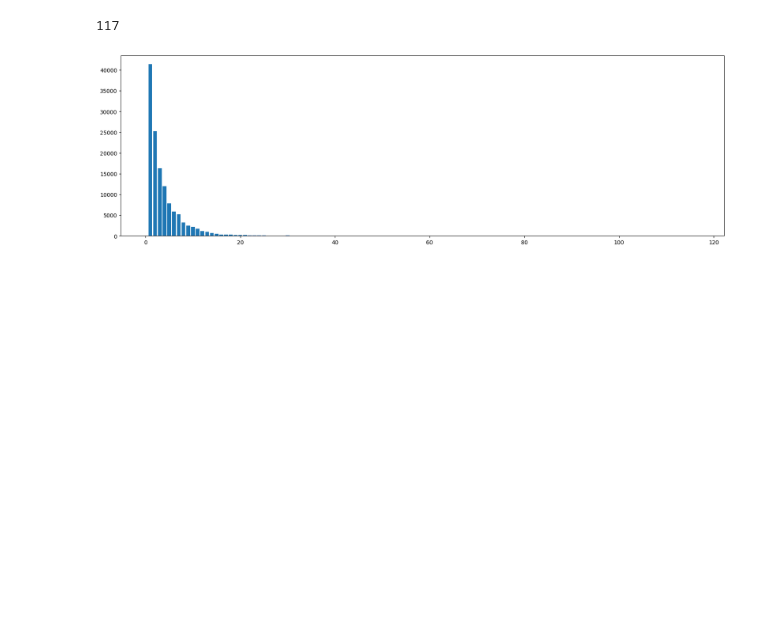
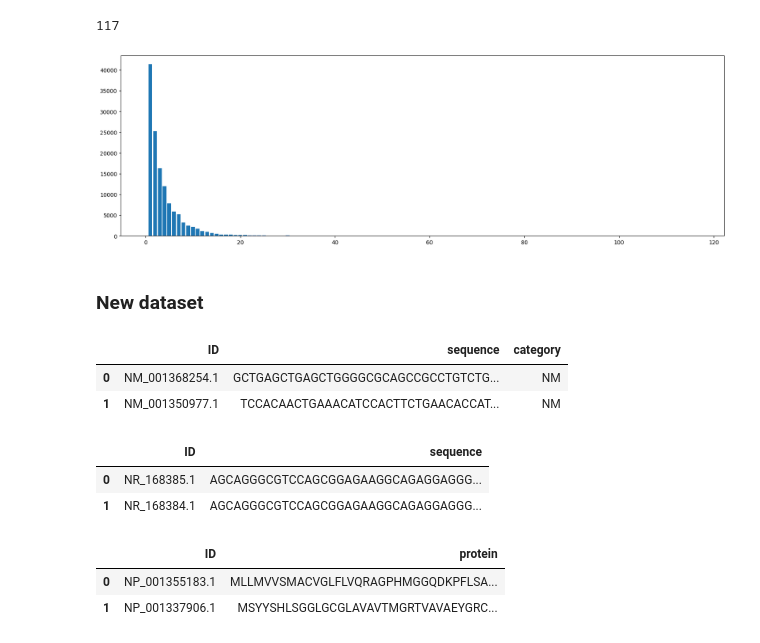
Before and after one commit to GiuliaGhisolfi/ProteinSynthesis, a Jupyter notebook: test.ipynb, the cells around one changed output. Saved outputs shown, nothing was run; the diff lists cells and outputs as text; code cells hidden in the pictures; blank space fills up the shorter version.

```diff
--- a/test.ipynb
+++ b/test.ipynb
@@ -116,3 +116,29 @@ plt.figure(figsize=(20,6))
 plt.bar(range(1,117), [tata_box_cardinality.count(i) for i in range(1,117)]);
 # %% [output]
 [figure]
+# %% [markdown]
+### New dataset
+# %%
+from HumanGenomeDataset.load_dataset import load_dataset
+
+protein_coding_sequences_df = load_dataset('dna_protein_coding_sequences')
+rna_sequences_df = load_dataset('rna_sequences')
+protein_sequences_df = load_dataset('protein_sequences')
+# %%
+protein_coding_sequences_df.head(2)
+# %% [output]
+|  | ID | sequence | category |
+| 0 | NM_001368254.1 | GCTGAGCTGAGCTGGGGCGCAGCCGCCTGTCTG... | NM |
+| 1 | NM_001350977.1 | TCCACAACTGAAACATCCACTTCTGAACACCAT... | NM |
+# %%
+rna_sequences_df.head(2)
+# %% [output]
+|  | ID | sequence |
+| 0 | NR_168385.1 | AGCAGGGCGTCCAGCGGAGAAGGCAGAGGAGGG... |
+| 1 | NR_168384.1 | AGCAGGGCGTCCAGCGGAGAAGGCAGAGGAGGG... |
+# %%
+protein_sequences_df.head(2)
+# %% [output]
+|  | ID | protein |
+| 0 | NP_001355183.1 | MLLMVVSMACVGLFLVQRAGPHMGGQDKPFLSA... |
+| 1 | NP_001337906.1 | MSYYSHLSGGLGCGLAVAVTMGRTVAVAEYGRC... |
```
Also changed, not shown: 9 other files.
